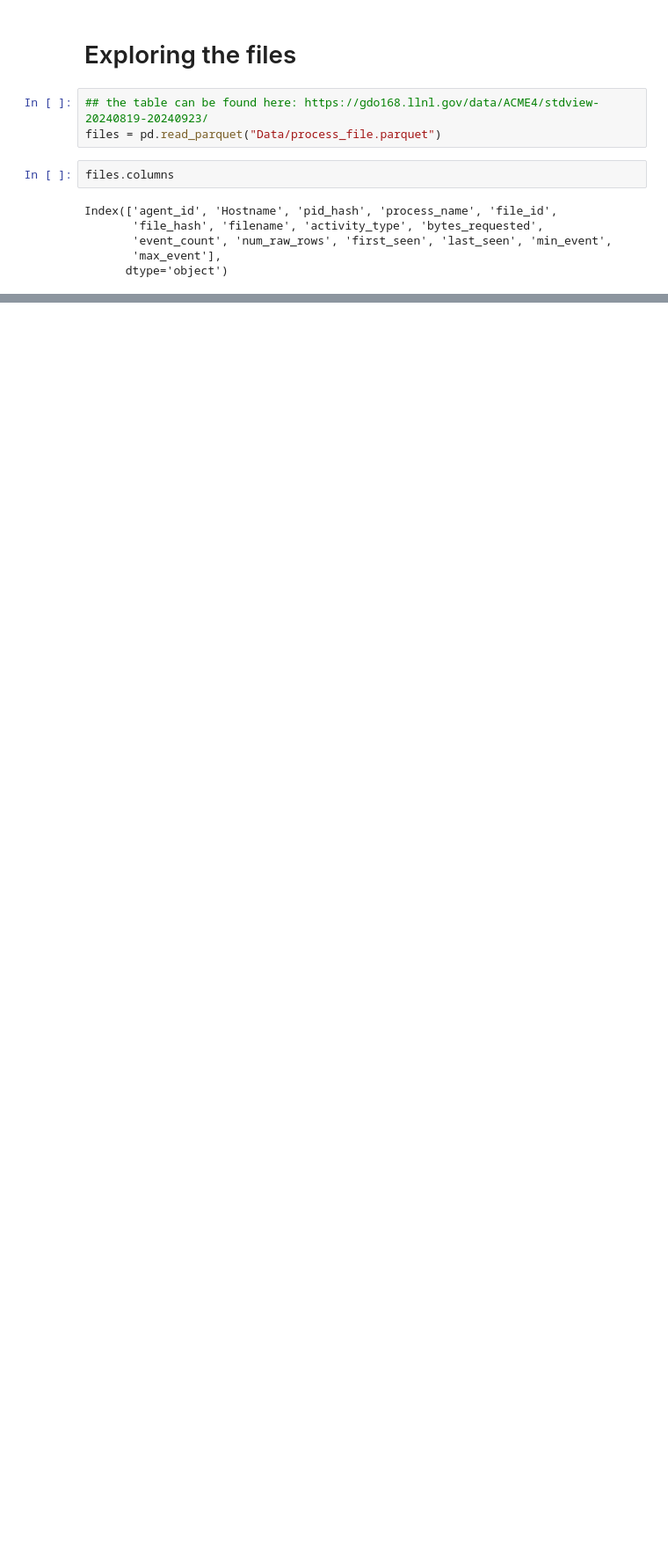
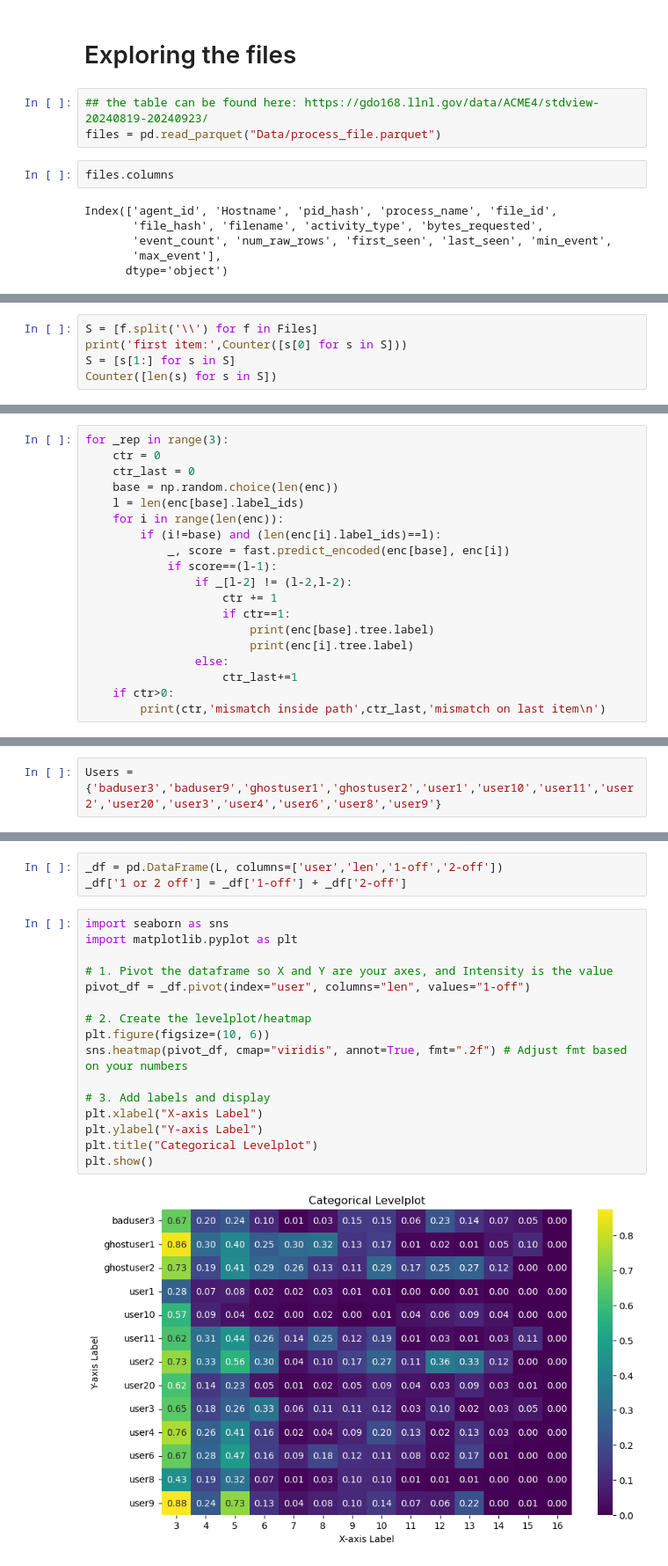
Before and after one commit to llnl/Wintap-Analytics, a Jupyter notebook: 2026-stamp/filepaths.ipynb, the cells around one changed output, grey strips where cells are left out. Shown at 88% size. Cells and saved outputs as stored; diff of their text form; blank space fills up the shorter version.

```diff
--- a/2026-stamp/filepaths.ipynb
+++ b/2026-stamp/filepaths.ipynb
@@ -605,0 +76,5 @@ display(graph)
+# %%
+S = [f.split('\\') for f in Files]
+print('first item:',Counter([s[0] for s in S]))
+S = [s[1:] for s in S]
+Counter([len(s) for s in S])
@@ -605,0 +130,19 @@ display(graph)
+# %%
+for _rep in range(3):
+    ctr = 0
+    ctr_last = 0
+    base = np.random.choice(len(enc))
+    l = len(enc[base].label_ids)
+    for i in range(len(enc)):
+        if (i!=base) and (len(enc[i].label_ids)==l):
+            _, score = fast.predict_encoded(enc[base], enc[i])
+            if score==(l-1):
+                if _[l-2] != (l-2,l-2):
+                    ctr += 1
+                    if ctr==1:
+                        print(enc[base].tree.label)
+                        print(enc[i].tree.label)
+                else:
+                    ctr_last+=1
+    if ctr>0:
+        print(ctr,'mismatch inside path',ctr_last,'mismatch on last item\n')
@@ -605,0 +277,2 @@ display(graph)
+# %%
+Users = {'baduser3','baduser9','ghostuser1','ghostuser2','user1','user10','user11','user2','user20','user3','user4','user6','user8','user9'}
@@ -605,0 +341,21 @@ display(graph)
+# %%
+_df = pd.DataFrame(L, columns=['user','len','1-off','2-off'])
+_df['1 or 2 off'] = _df['1-off'] + _df['2-off']
+# %%
+import seaborn as sns
+import matplotlib.pyplot as plt
+
+# 1. Pivot the dataframe so X and Y are your axes, and Intensity is the value
+pivot_df = _df.pivot(index="user", columns="len", values="1-off")
+
+# 2. Create the levelplot/heatmap
+plt.figure(figsize=(10, 6))
+sns.heatmap(pivot_df, cmap="viridis", annot=True, fmt=".2f") # Adjust fmt based on your numbers
+
+# 3. Add labels and display
+plt.xlabel("X-axis Label")
+plt.ylabel("Y-axis Label")
+plt.title("Categorical Levelplot")
+plt.show()
+# %% [output]
+[figure, added]
```
Also changed, not shown: parts of 75 cells of this notebook.
